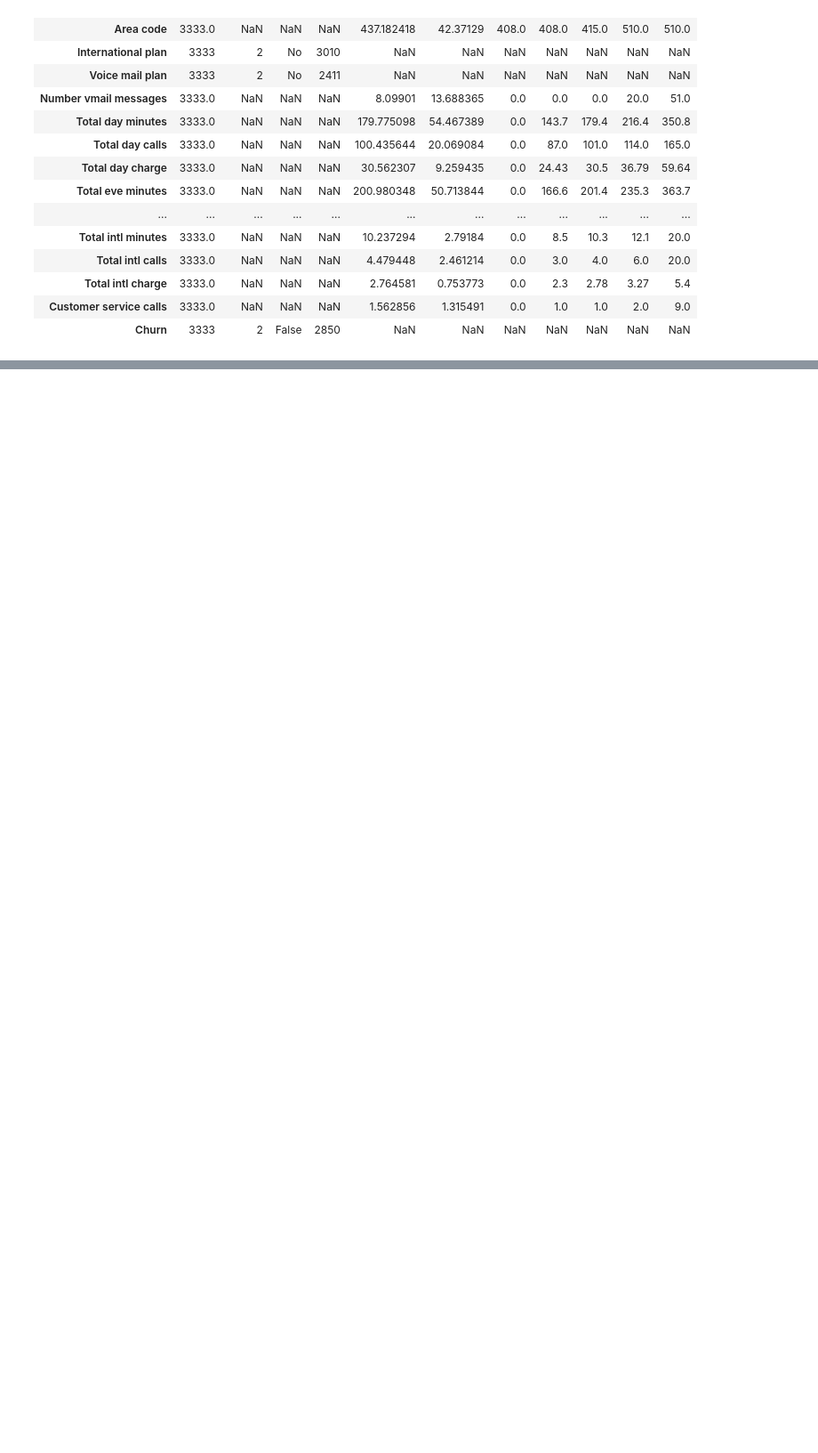
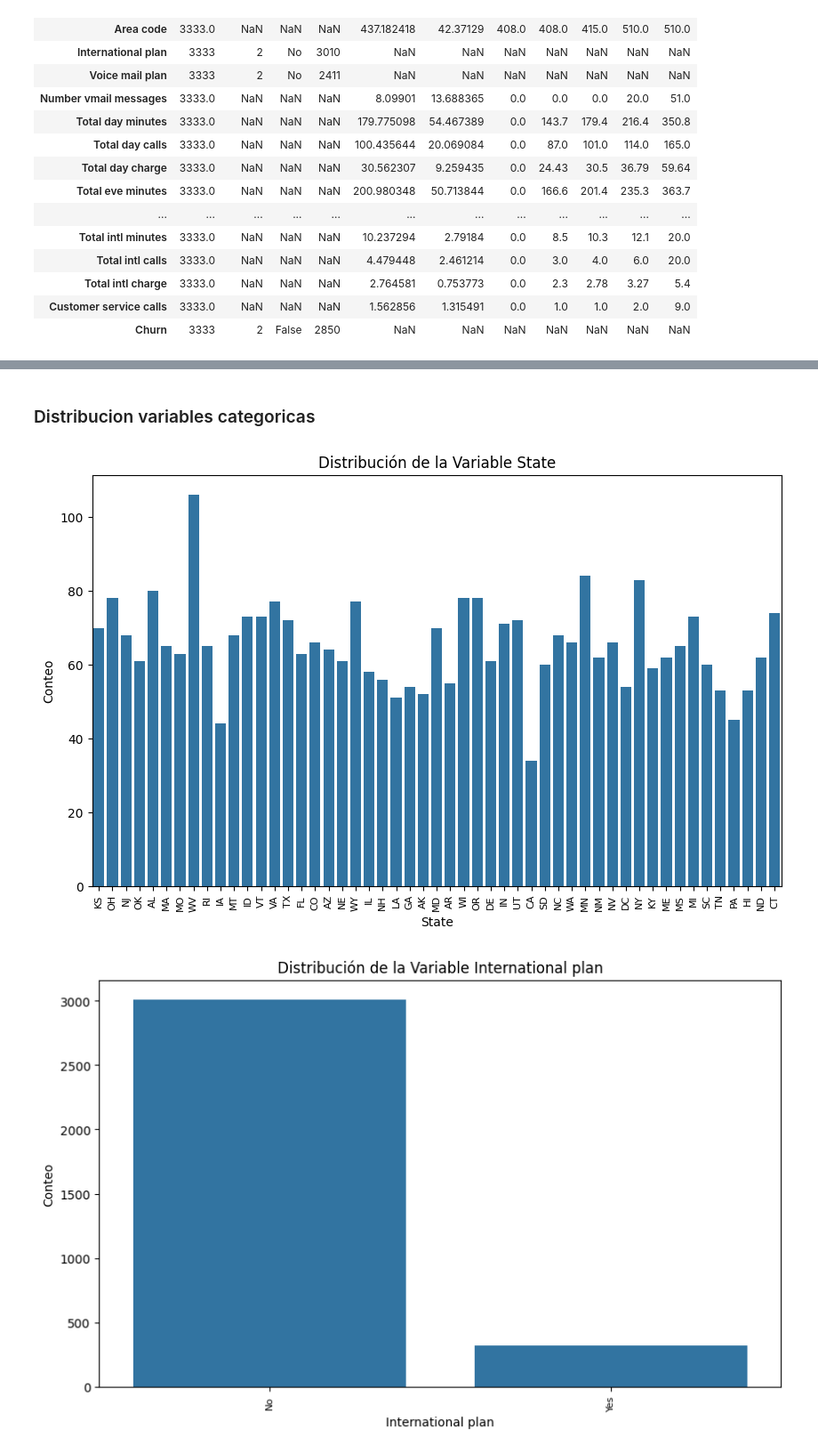
Before and after one commit to carteag43066/Machine_Learning_1_EAN, a Jupyter notebook: Codigo/Talleres/Telecom.ipynb, the cells around one changed output, grey strips where cells are left out. Shown: that part at 89% size. Cells and saved outputs as stored; diff of their text form; code cells hidden in the pictures; blank space fills up the shorter version.

```diff
--- a/Codigo/Talleres/Telecom.ipynb
+++ b/Codigo/Talleres/Telecom.ipynb
@@ -211,0 +290,14 @@ df.describe(include='all').T
+# %% [markdown]
+### Distribucion variables categoricas
+# %%
+for col in var_categoricas:
+    plt.figure(figsize=(10, 6))
+    sns.countplot(x=col, data=df_final)
+    plt.title(f'Distribución de la Variable {col}')
+    plt.xlabel(col)
+    plt.ylabel('Conteo')
+    plt.xticks(rotation=90, fontsize=8)
+    plt.show()
+# %% [output]
+[figure, added]
+[figure, added]
```
Also changed, not shown: parts of 17 cells of this notebook.
